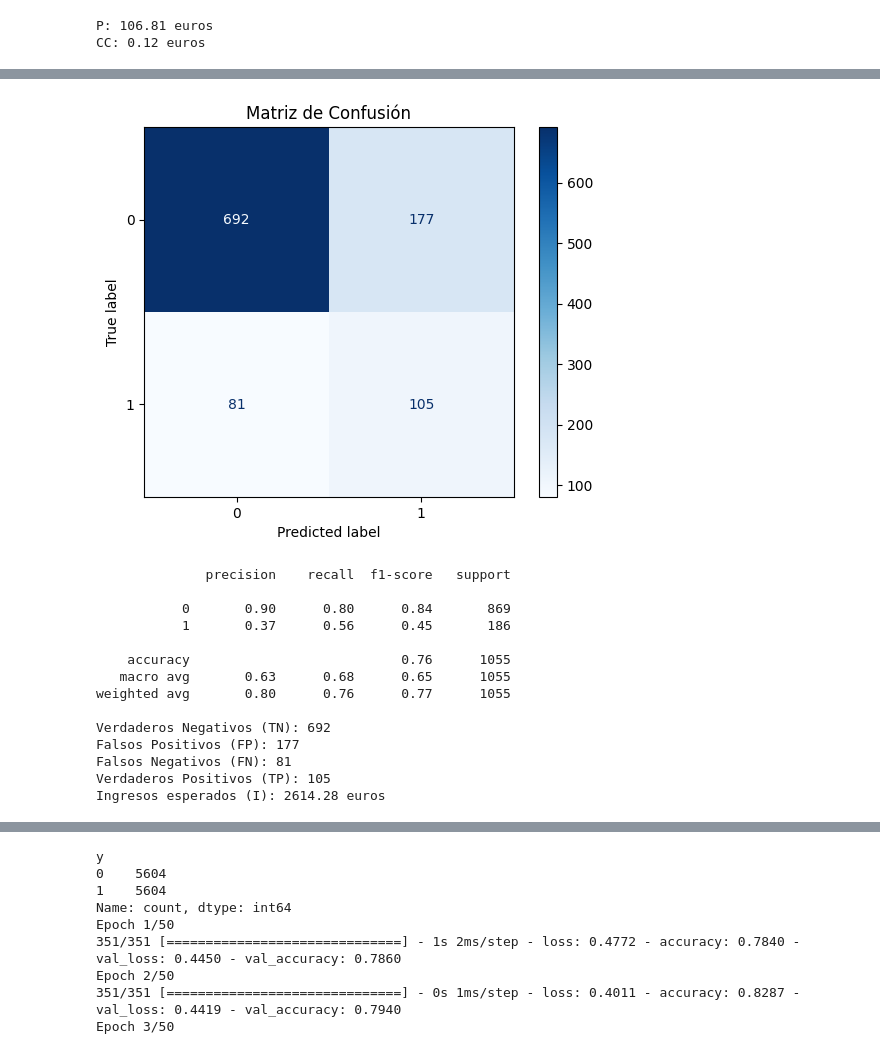
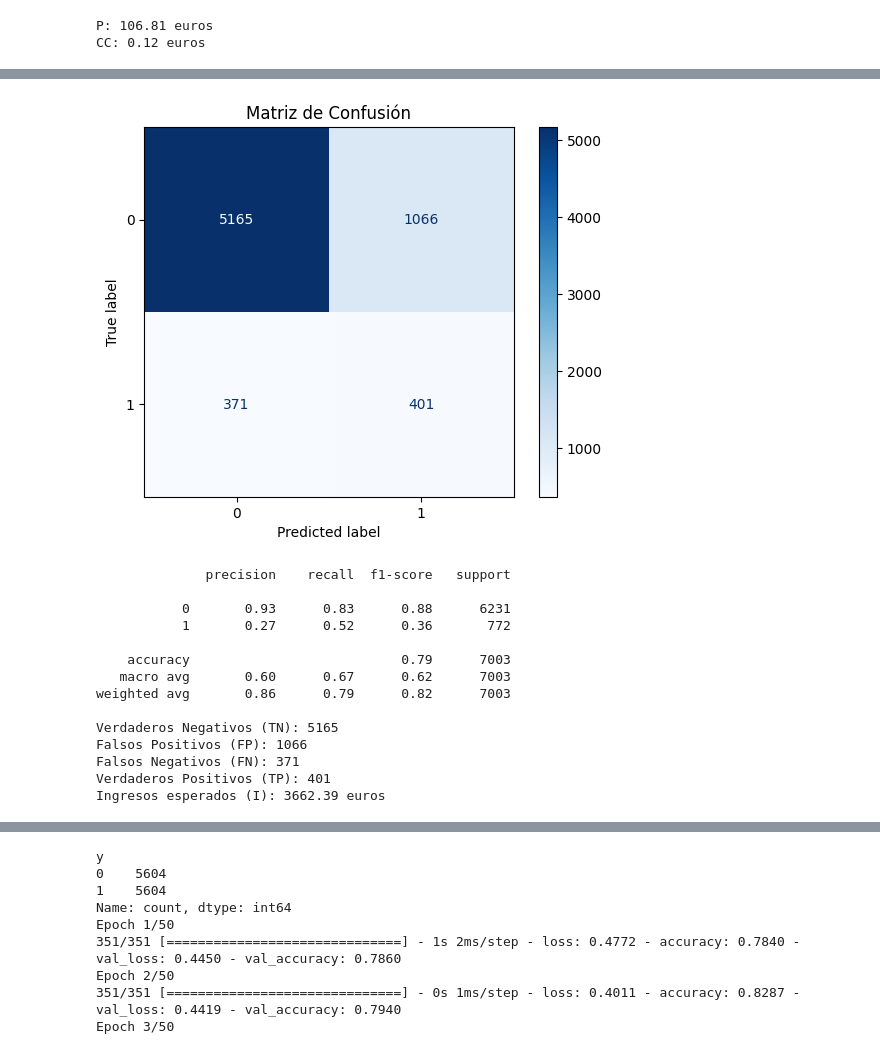
Before and after one commit to cflorido/banking-subscription-prediction, a Jupyter notebook: final_model.ipynb, the cells around one changed output, grey strips where cells are left out. Saved outputs shown, nothing was run; the diff lists cells and outputs as text; code cells hidden in the pictures.

Commit message:
best model

```diff
--- a/final_model.ipynb
+++ b/final_model.ipynb
@@ -47,10 +47,12 @@ from tensorflow import keras
 from sklearn.metrics import confusion_matrix, ConfusionMatrixDisplay, classification_report
 from imblearn.over_sampling import SMOTE
 import matplotlib.pyplot as plt
+from sklearn.utils.class_weight import compute_class_weight
+from imblearn.combine import SMOTEENN
+# Cargar los datos
 
-# Cargar los datos
 df = pd.read_csv('bank_data.csv', sep=';')
-df = df[(df['age'] <= 29)]
+df = df[(df['age'] < 50)]
 # Convertir las categorías a valores numéricos
 cat_int_feats = ['default', 'housing', 'loan', 'contact', 'education', 'poutcome', 'marital', 'job', 'month']
 cat_str_feats = []
@@ -94,7 +96,8 @@ test_ds = test_ds.batch(batch_size)
 X_train = train.drop(columns=['y'])
 y_train = train['y']
 
-smote = SMOTE()
+smote = SMOTEENN(sampling_strategy='auto', random_state=100)
+
 #smote = SMOTE(random_state=100)
 X_resampled, y_resampled = smote.fit_resample(X_train, y_train)
 
@@ -152,8 +155,10 @@ for i, feat in enumerate(num_feats):
 all_feats = tf.concat(feats_encoded, axis=1)
 
 # Construir el modelo
-model_layers = keras.layers.Dense(32, activation='relu')(all_feats)
-model_layers = keras.layers.Dense(1, activation='sigmoid')(model_layers)
+model_layers = keras.layers.Dense(64, activation='relu')(all_feats)  # Capa oculta con más neuronas
+model_layers = keras.layers.Dense(32, activation='relu')(model_layers)  # Segunda capa oculta
+model_layers = keras.layers.Dense(1, activation='sigmoid')(model_layers)  # Capa de salida
+
 model = keras.Model(inputs, model_layers)
 
 # Compilar el modelo
@@ -198,6 +203,6 @@ I = (P - CC) * tp + (-CC) * fp + CC * tn + (-P) * fn
 print(f'Ingresos esperados (I): {I:.2f} euros')
 
 
-model.save('modeloproy2_1.keras')
+model.save('modeloproy2_3.keras')
 # %% [output]
 y
@@ -220,15 +225,15 @@ Epoch 4/50
-[figure, old version]
+[figure, new version]
               precision    recall  f1-score   support
 
-           0       0.90      0.80      0.84       869
-           1       0.37      0.56      0.45       186
+           0       0.93      0.83      0.88      6231
+           1       0.27      0.52      0.36       772
 
-    accuracy                           0.76      1055
-   macro avg       0.63      0.68      0.65      1055
-weighted avg       0.80      0.76      0.77      1055
+    accuracy                           0.79      7003
+   macro avg       0.60      0.67      0.62      7003
+weighted avg       0.86      0.79      0.82      7003
 
-Verdaderos Negativos (TN): 692
-Falsos Positivos (FP): 177
-Falsos Negativos (FN): 81
-Verdaderos Positivos (TP): 105
-Ingresos esperados (I): 2614.28 euros
+Verdaderos Negativos (TN): 5165
+Falsos Positivos (FP): 1066
+Falsos Negativos (FN): 371
+Verdaderos Positivos (TP): 401
+Ingresos esperados (I): 3662.39 euros
```
Also changed, not shown: parts of 2 cells of this notebook.
